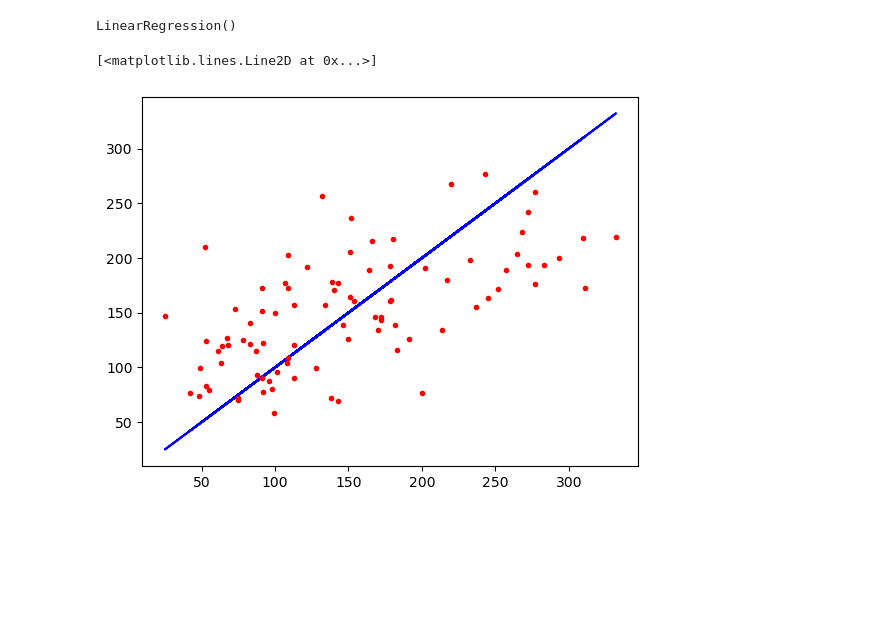
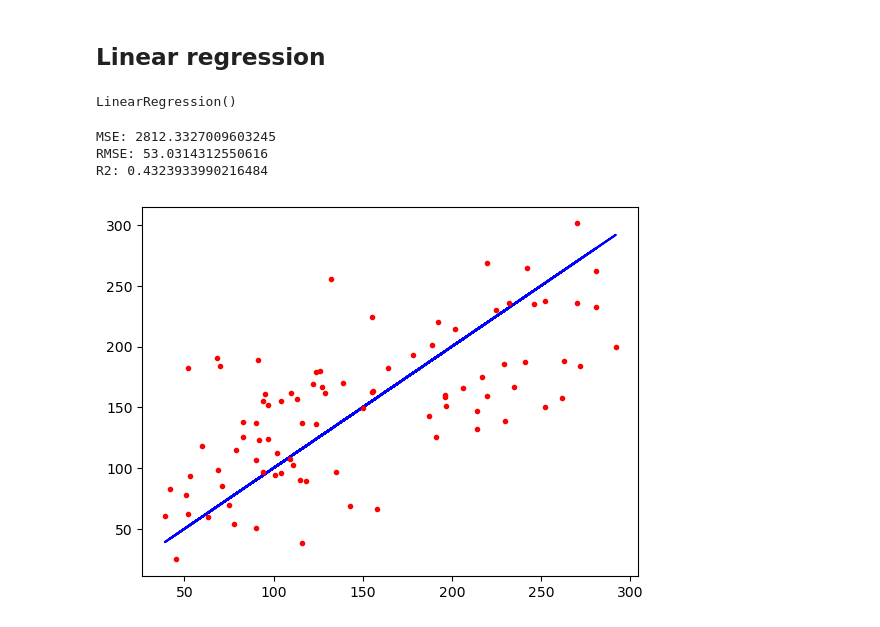
Before and after one commit to llisabere/ML-For-Beginners, a Jupyter notebook: 2-Regression/1-Tools/notebook.ipynb, the cells around one changed output. Cells and saved outputs as stored; diff of their text form; code cells hidden in the pictures; blank space fills up the shorter version.

```diff
--- a/2-Regression/1-Tools/notebook.ipynb
+++ b/2-Regression/1-Tools/notebook.ipynb
@@ -16,6 +16,8 @@ print(X[:2])
 # X = X[:,4].reshape((-1,1))
 # %%
 X_train, X_test, y_train, y_test = model_selection.train_test_split(X,y, test_size=0.2)
+# %% [markdown]
+## Linear regression
 # %%
 model = linear_model.LinearRegression()
 model.fit(X_train,y_train)
@@ -26,6 +30,20 @@ y_pred = model.predict(X_test)
+# %%
+def eval_model(model,X_test):
+    # Evaluate the model using the test data
+    y_pred = model.predict(X_test)
+    plt.plot(y_test,y_test,'-b')
+    plt.plot(y_test,y_pred, '.r')
+    mse = mean_squared_error(y_test, y_pred)
+    print("MSE:", mse)
+    rmse = np.sqrt(mse)
+    print("RMSE:", rmse)
+    r2 = r2_score(y_test, y_pred)
+    print("R2:", r2)
+    return y_pred
 # %%
-plt.plot(y_test,y_test,'-b')
-plt.plot(y_test,y_pred, '.r')
+y_pred_lr = eval_model(model,X_test)
 # %% [output]
-[<matplotlib.lines.Line2D at 0x...>]
+MSE: 2812.3327009603245
+RMSE: 53.0314312550616
+R2: 0.4323933990216484
-[figure, old version]
+[figure, new version]
```
Also changed, not shown: parts of 14 cells of this notebook.
